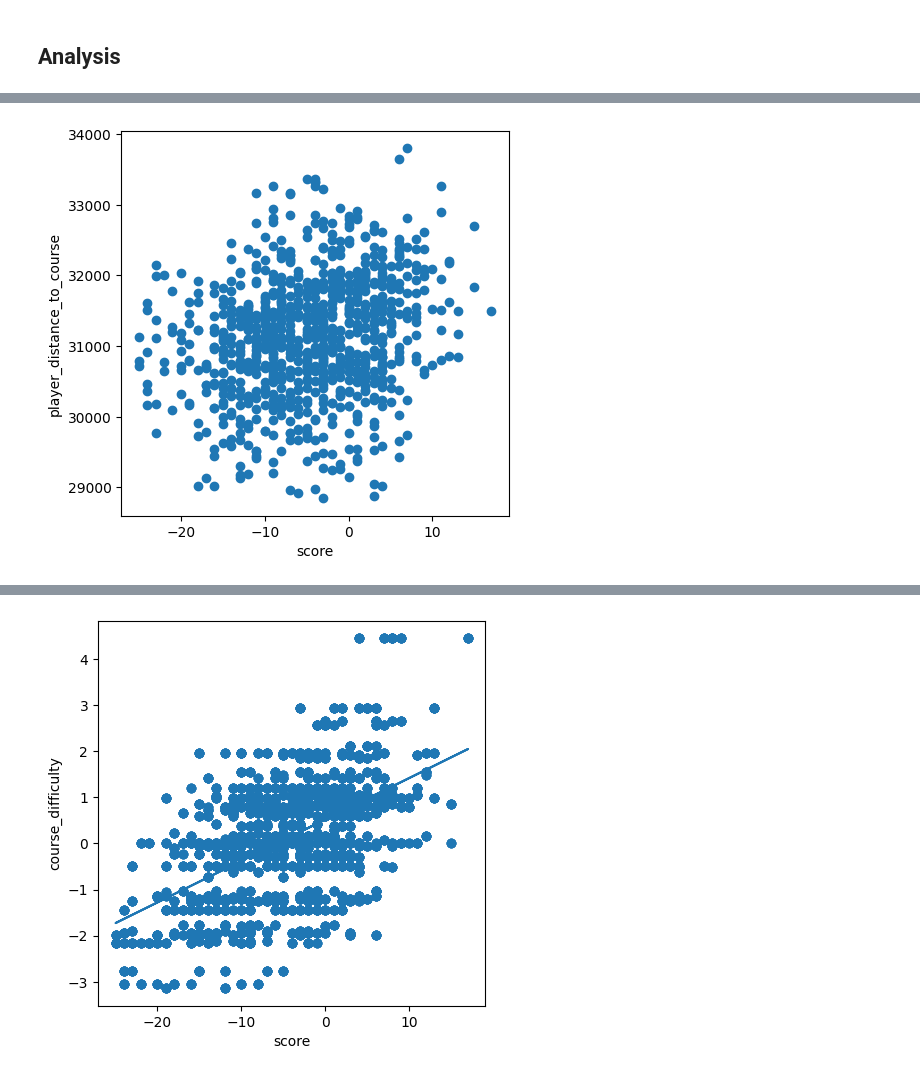
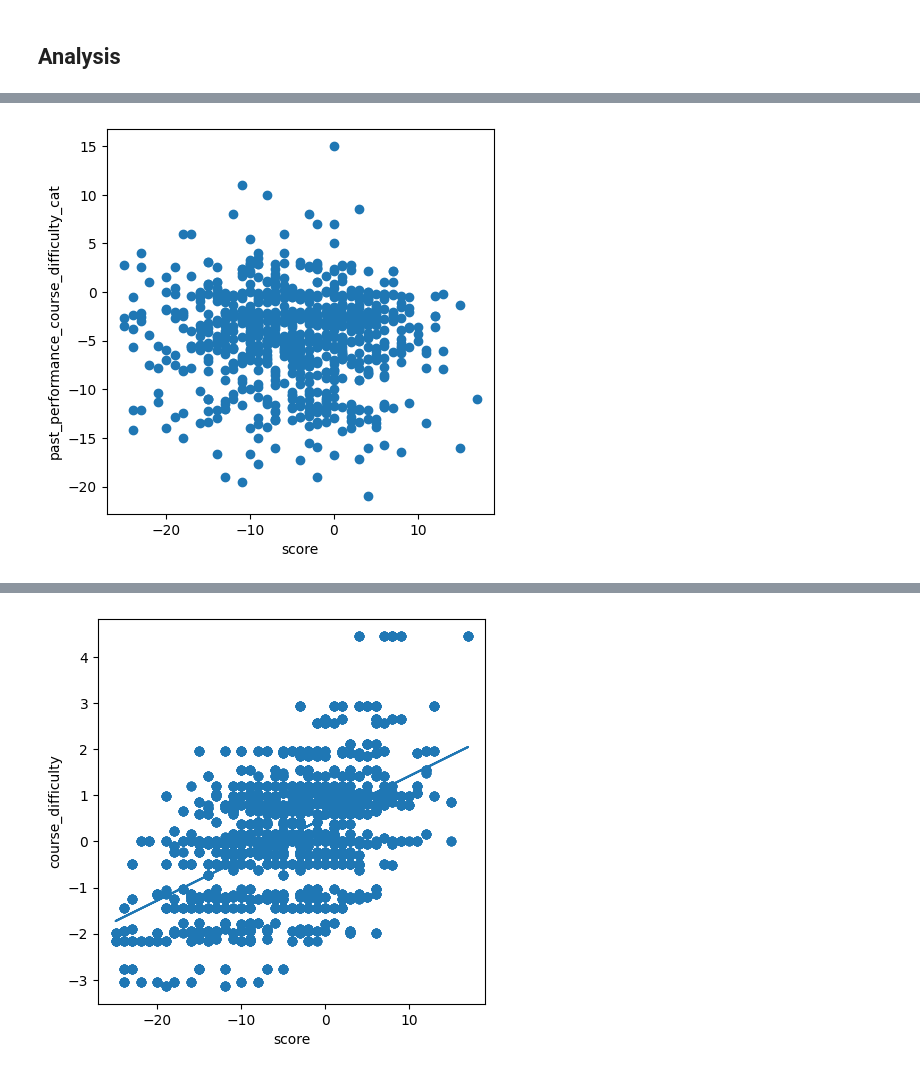
Before and after one commit to huntermitchell123/PGA_Winner_Prediction, a Jupyter notebook: v2/PGA_Winner_Prediction.ipynb, the cells around one changed output, grey strips where cells are left out. Saved outputs shown, nothing was run; the diff lists cells and outputs as text; code cells hidden in the pictures.

Commit message:
adding functionality for previous performance with various conditions

```diff
--- a/v2/PGA_Winner_Prediction.ipynb
+++ b/v2/PGA_Winner_Prediction.ipynb
@@ -579,12 +626 @@ training_df[['avg_wind_speed','avg_temp','yardage/par','course_difficulty']].des
 | max | 18.000000 | 93.000000 | 109.388889 | 4.450000 |
-# %%
-# I don't think I just want their average score in certain conditions. I think I want the difference to how they typically perform, or compared to how others perform?
-# OKAY I think i actually want to have one feature for each type: For example "past_performance_this_course_difficulty", "past_performance_this_temperature", etc.
-training_df['hard_course_history_avg'] = training_df[training_df['course_difficulty'] >= 0.5].groupby('full_name')['score'].transform('mean')
-training_df['easy_course_history_avg'] = training_df[training_df['course_difficulty'] <= -0.5].groupby('full_name')['score'].transform('mean')
-
-training_df['windy_course_history_avg'] = training_df[training_df['avg_wind_speed'] >= 10.0].groupby('full_name')['score'].transform('mean')
-training_df['still_course_history_avg'] = training_df[training_df['avg_wind_speed'] <= 8.0].groupby('full_name')['score'].transform('mean')
-
-training_df['hot_course_history_avg'] = training_df[training_df['avg_temp'] >= 81.0].groupby('full_name')['score'].transform('mean')
-training_df['cold_course_history_avg'] = training_df[training_df['avg_temp'] <= 68.0].groupby('full_name')['score'].transform('mean')
@@ -590,0 +657,8 @@ training_df['cold_course_history_avg'] = training_df[training_df['avg_temp'] <=
+# %%
+training_df['course_difficulty_cat'] = training_df['course_difficulty'].apply(lambda x: categorize_course_difficulty(x))
+training_df['wind_cat'] = training_df['avg_wind_speed'].apply(lambda x: categorize_wind(x))
+training_df['temp_cat'] = training_df['avg_temp'].apply(lambda x: categorize_temp(x))
+# %%
+# For now I'm just trying their average score in certain conditions.
+# We will want to also try their difference between average score (or average overall player score) in certain conditions
+training_df = add_past_performance_features(training_df, ['course_difficulty_cat','wind_cat','temp_cat','rainy'])
@@ -608,4 +698,4 @@ training_df.head()
 # %%
-plot('score','player_distance_to_course',training_df)
+plot('score','past_performance_course_difficulty_cat',training_df)
 # %% [output]
-[figure, old version]
+[figure, new version]
```
Also changed, not shown: parts of 22 cells of this notebook.
